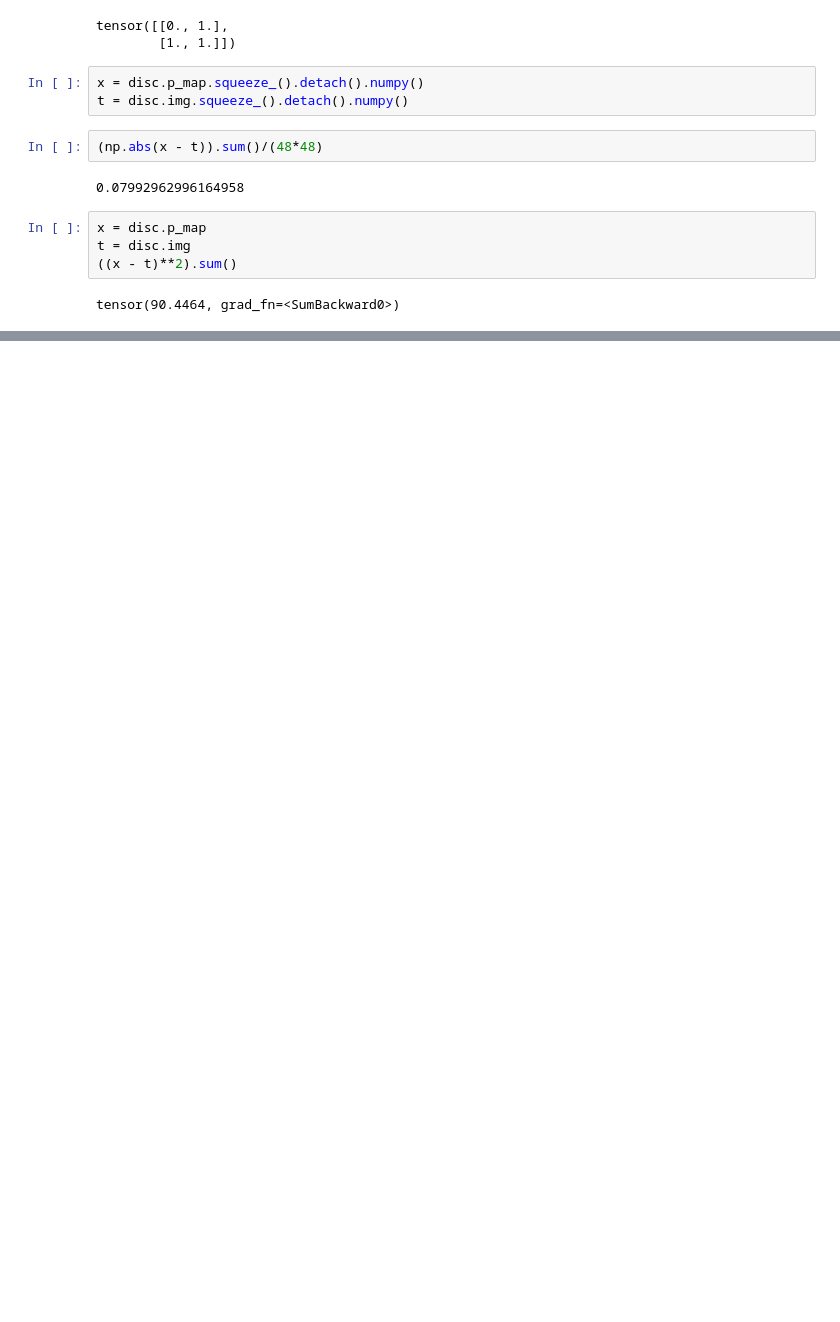
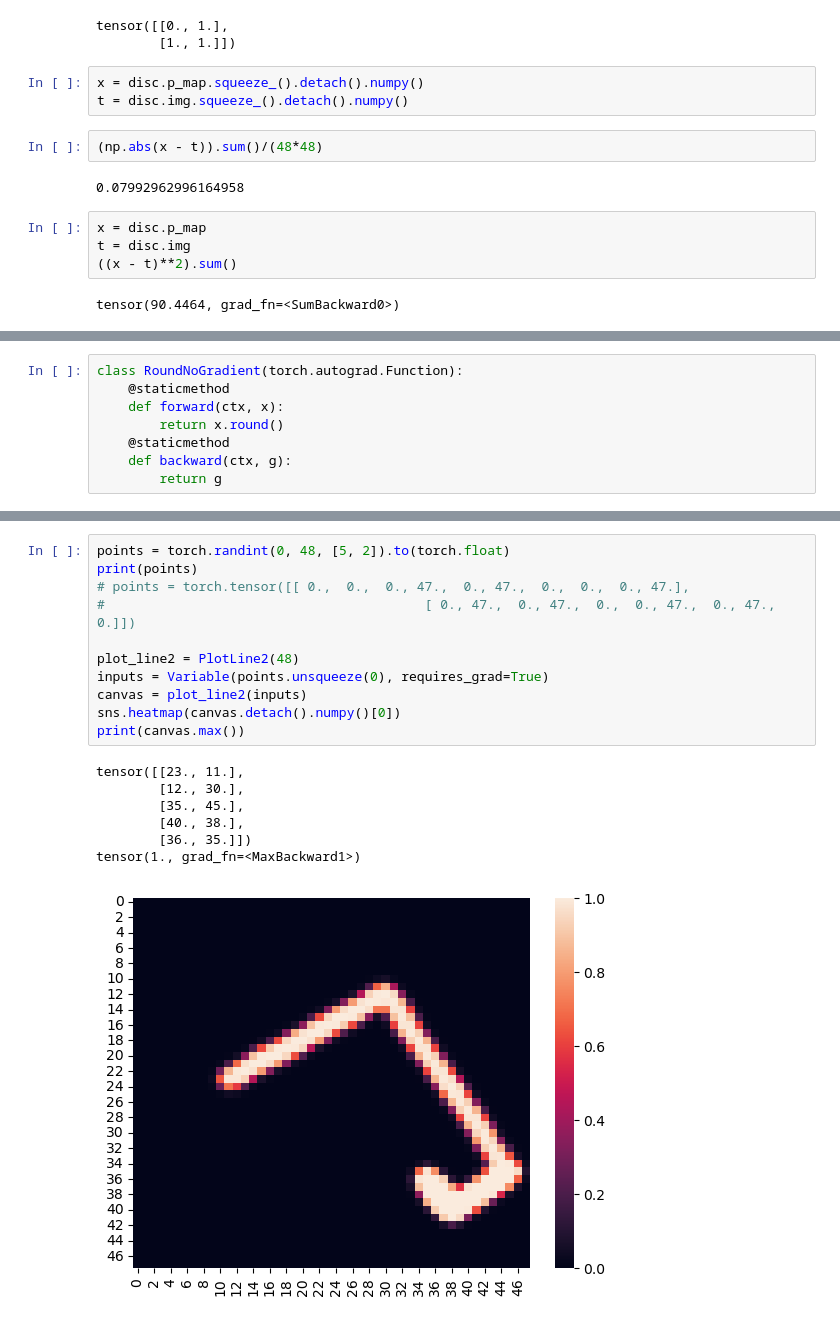
Before and after one commit to kabaten/kb_jisyupro, a Jupyter notebook: test.ipynb, the cells around one changed output, grey strips where cells are left out. Drawn from its saved outputs; the diff is of its cells as text; blank space fills up the shorter version.

```diff
--- a/test.ipynb
+++ b/test.ipynb
@@ -420,0 +489,8 @@ tensor(90.4464, grad_fn=<SumBackward0>)
+# %%
+class RoundNoGradient(torch.autograd.Function):
+    @staticmethod
+    def forward(ctx, x):
+        return x.round()
+    @staticmethod
+    def backward(ctx, g):
+        return g
@@ -420,0 +541,19 @@ tensor(90.4464, grad_fn=<SumBackward0>)
+# %%
+points = torch.randint(0, 48, [5, 2]).to(torch.float)
+print(points)
+# points = torch.tensor([[ 0.,  0.,  0., 47.,  0., 47.,  0.,  0.,  0., 47.],
+#                                         [ 0., 47.,  0., 47.,  0.,  0., 47.,  0., 47.,  0.]])
+
+plot_line2 = PlotLine2(48)
+inputs = Variable(points.unsqueeze(0), requires_grad=True)
+canvas = plot_line2(inputs)
+sns.heatmap(canvas.detach().numpy()[0])
+print(canvas.max())
+# %% [output]
+tensor([[23., 11.],
+        [12., 30.],
+        [35., 45.],
+        [40., 38.],
+        [36., 35.]])
+tensor(1., grad_fn=<MaxBackward1>)
+[figure, added]
```
Also changed, not shown: parts of 28 cells of this notebook.
